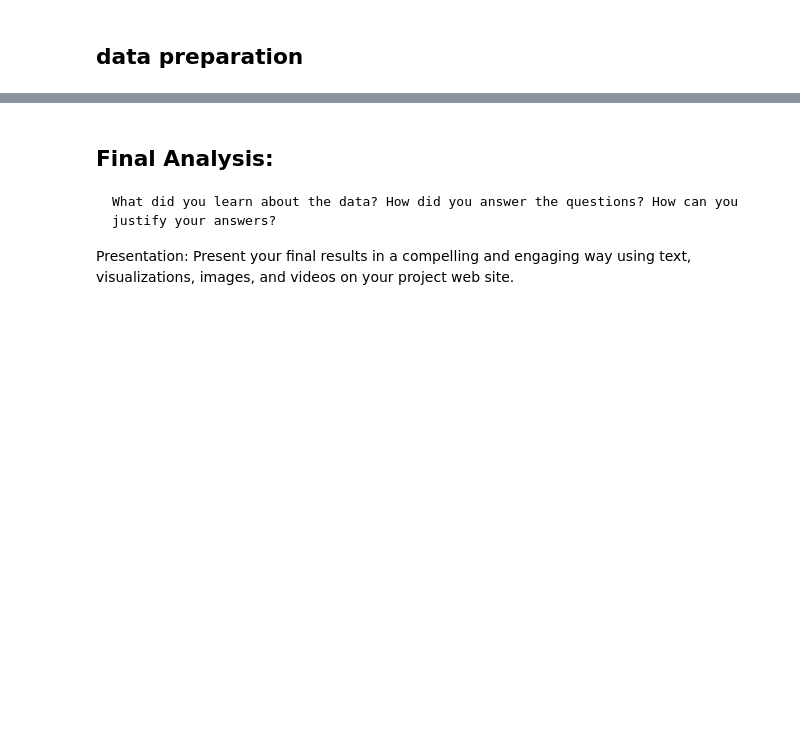
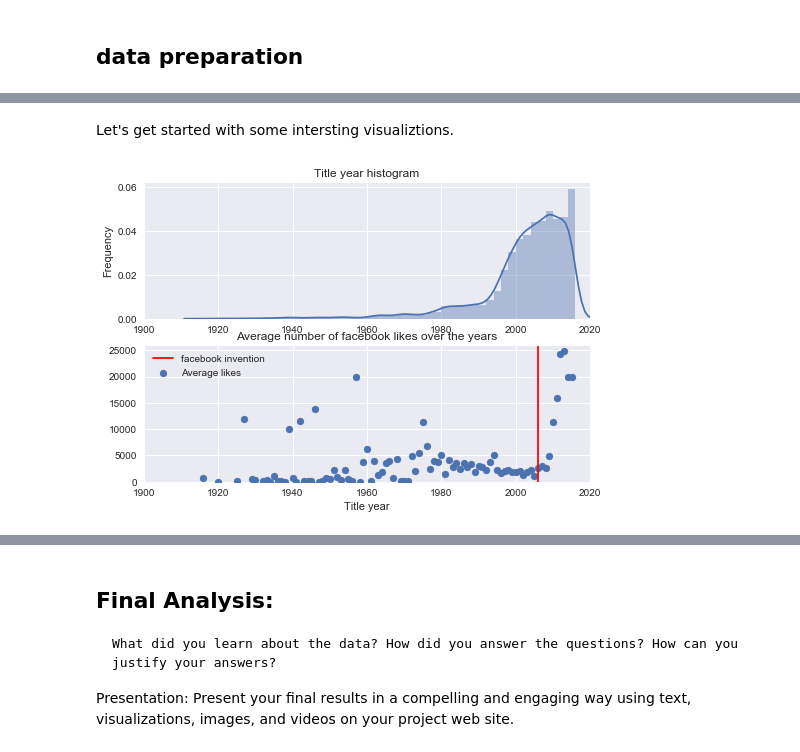
Before and after one commit to miriost/IMDB_project, a Jupyter notebook: IMDB project notebook.ipynb, the cells around one changed output, grey strips where cells are left out. Saved outputs shown, nothing was run; the diff lists cells and outputs as text; code cells hidden in the pictures; blank space fills up the shorter version.

```diff
--- a/IMDB project notebook.ipynb
+++ b/IMDB project notebook.ipynb
@@ -18,2 +148,9 @@ Anything that inspired you, such as a paper, a web site, or something we discuss
 ## Exploratory Data Analysis
 What visualizations did you use to look at your data in different ways? What are the different statistical methods you considered? Justify the decisions you made, and show any major changes to your ideas. How did you reach these conclusions?
+# %% [markdown]
+Let's get started with some intersting visualiztions.
+# %%
+import basic_correlations as eda
+eda.facebook_likes_over_the_years(df)
+# %% [output]
+[figure, added]
```
Also changed, not shown: parts of 19 cells of this notebook, 2 other files.
